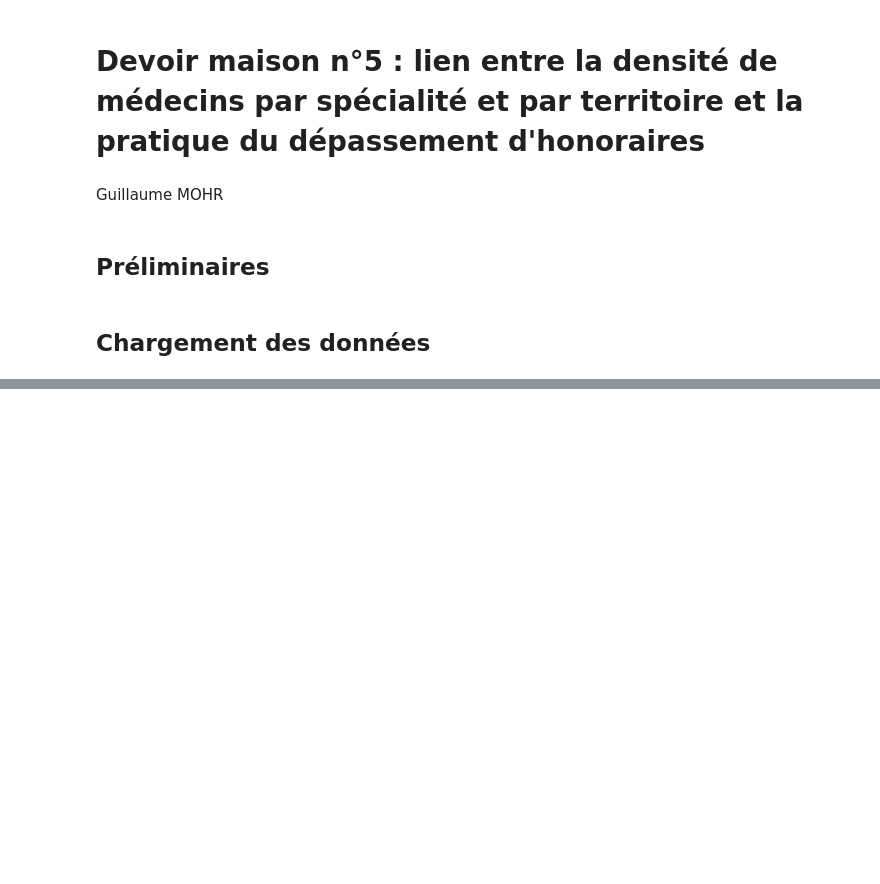
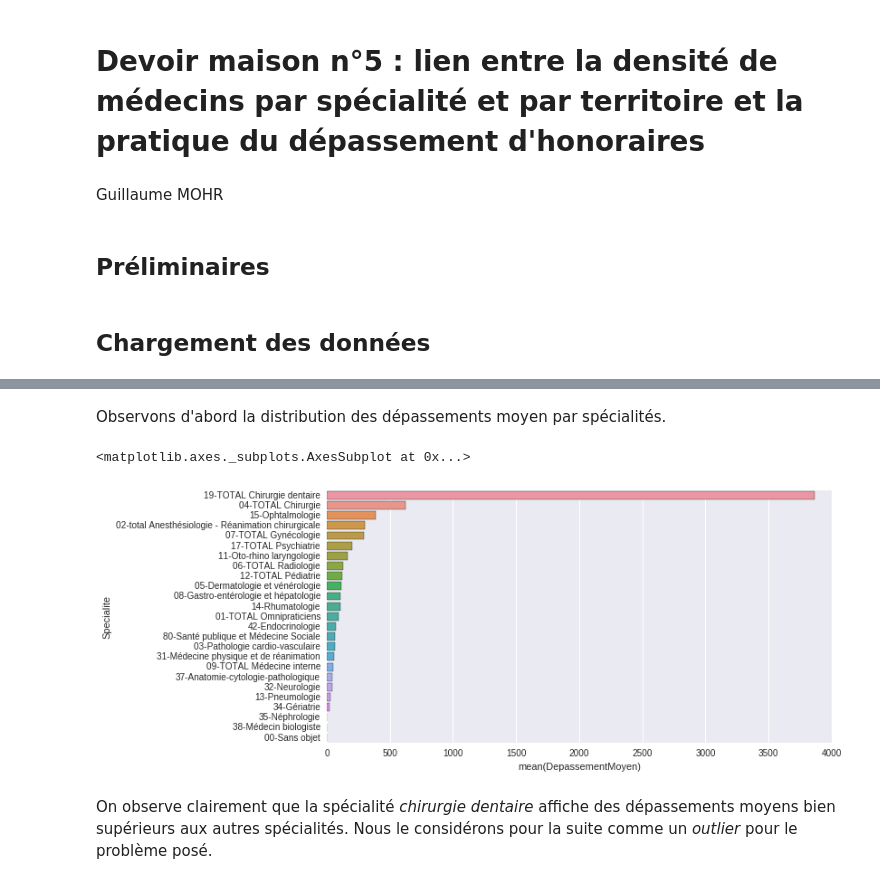
Before and after one commit to rachidalili/MS-BGD2015, a Jupyter notebook: guillaume-mohr/Lesson5/exo_dom_lesson_05.py.ipynb, the cells around one changed output, grey strips where cells are left out. Saved outputs shown, nothing was run; the diff lists cells and outputs as text; code cells hidden in the pictures; blank space fills up the shorter version.

```diff
--- a/guillaume-mohr/Lesson5/exo_dom_lesson_05.py.ipynb
+++ b/guillaume-mohr/Lesson5/exo_dom_lesson_05.py.ipynb
@@ -52,0 +237,16 @@ sig
+# %%
+data2 = pd.DataFrame(density_spe).join(average_dep_spe)
+data2 = data2.join(labels['exe_spe'])
+data2 = data2.rename(columns={'dep_mon': 'DepassementMoyen',
+                              'l_exe_spe': 'Specialite'})
+data2 = data2.sort_values(by='DepassementMoyen', ascending=False)
+# %% [markdown]
+Observons d'abord la distribution des dépassements moyen par spécialités.
+# %%
+plt.figure(figsize=(10,5))
+sns.barplot(x='DepassementMoyen', y='Specialite', data=data2)
+# %% [output]
+<matplotlib.axes._subplots.AxesSubplot at 0x...>
+[figure, added]
+# %% [markdown]
+On observe clairement que la spécialité *chirurgie dentaire* affiche des dépassements moyens bien supérieurs aux autres spécialités. Nous le considérons pour la suite comme un *outlier* pour le problème posé.
```
Also changed, not shown: parts of 51 cells of this notebook, 1 other file.
